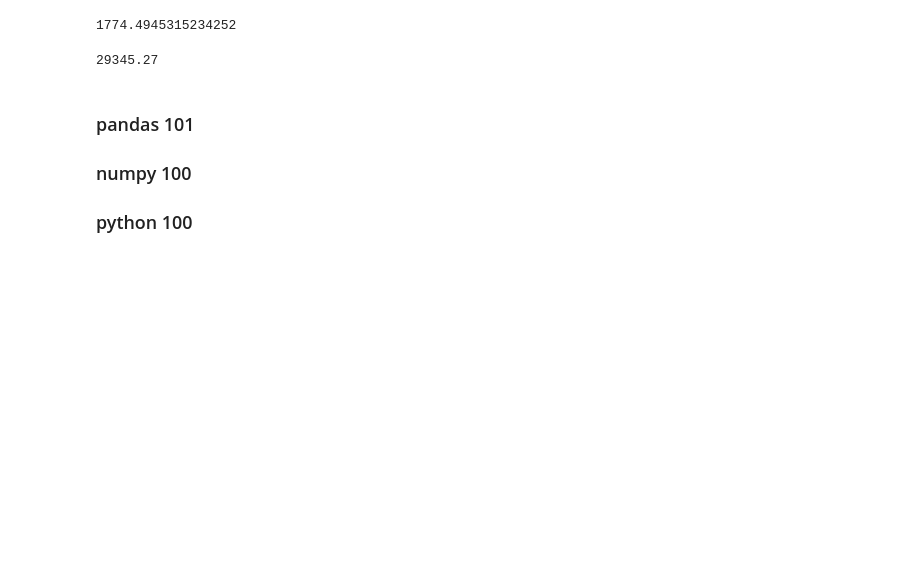
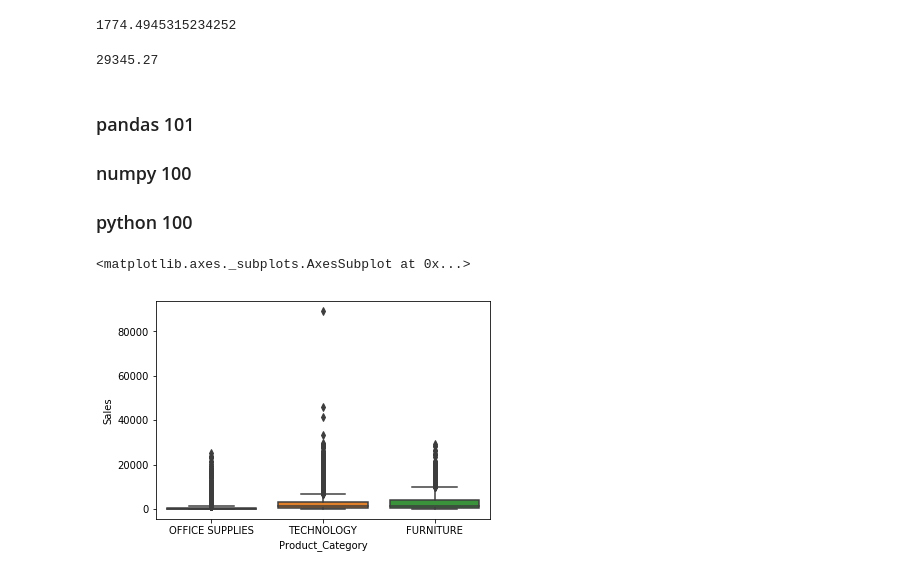
Before and after one commit to srikanya659qwe/level-3, a Jupyter notebook: 26nov.ipynb, the cells around one changed output. Saved outputs shown, nothing was run; the diff lists cells and outputs as text; code cells hidden in the pictures; blank space fills up the shorter version.

```diff
--- a/26nov.ipynb
+++ b/26nov.ipynb
@@ -570,0 +577,6 @@ master_df[master_df.Product_Category=='FURNITURE'].Sales.max()
+# %%
+sns.boxplot(x=master_df['Product_Category'],\
+            y=master_df['Sales'])
+# %% [output]
+<matplotlib.axes._subplots.AxesSubplot at 0x...>
+[figure, added]
```
Also changed, not shown: parts of 5 cells of this notebook, 2 other files.
